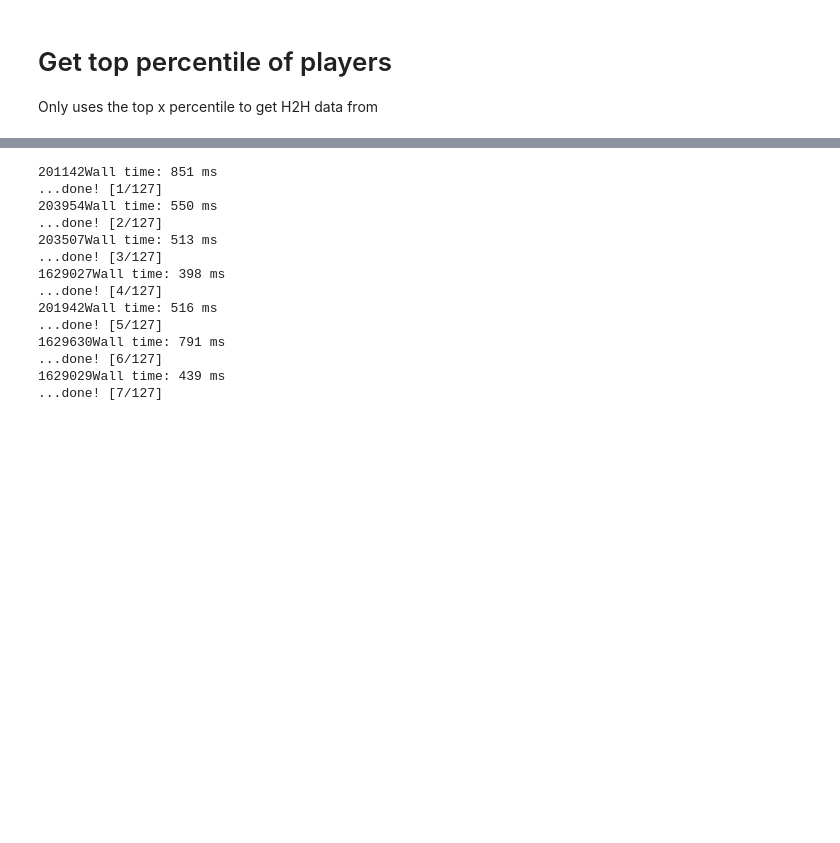
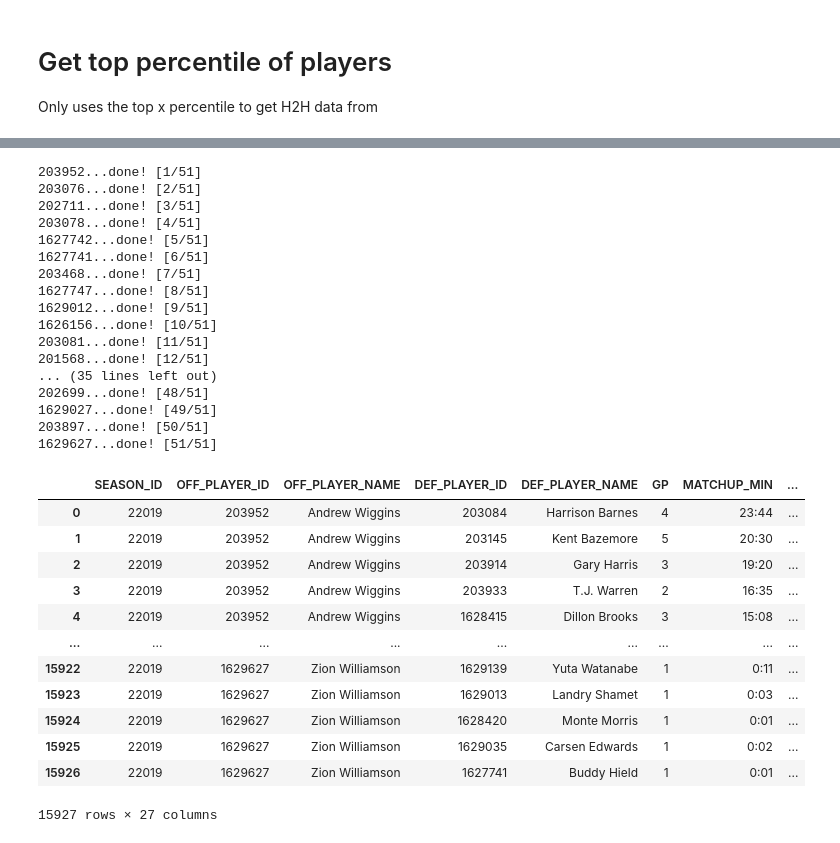
Before and after one commit to Darrick-Oliver/senior-project, a Jupyter notebook: Offensive Scraper.ipynb, the cells around one changed output, grey strips where cells are left out. Saved outputs shown, nothing was run; the diff lists cells and outputs as text; code cells hidden in the pictures; blank space fills up the shorter version.

```diff
--- a/Offensive Scraper.ipynb
+++ b/Offensive Scraper.ipynb
@@ -84,44 +78,60 @@ Takes a long time to grab all data as there is a 10 second delay between request
 # %%
 h2h_df = None
 created = False
 i = 1
 
 for ID in off_df['PLAYER_ID']:
     print(ID, end = '')
     r = requests.get('https://stats.nba.com/stats/leagueseasonmatchups?DateFrom=&DateTo=&LeagueID=00&OffPlayerID=' + str(ID) + '&Outcome=&PORound=0&PerMode=Totals&Season=' + season + '&SeasonType=Regular+Season', headers=headers, timeout=10)
 
     # Verbose
     print('...done! [' + str(i) + '/' + str(off_df.shape[0]) + ']')
     i += 1
 
     r_dict = json.loads(r.content)
     data = r_dict['resultSets'][0]['rowSet']
     columns = r_dict['resultSets'][0]['headers']
 
     if created == False:
         h2h_df = pd.DataFrame(data = data, columns = columns)
         created = True
     else:
         combine = pd.DataFrame(data=data, columns=columns)
         h2h_df = h2h_df.append(combine, ignore_index = True)
-    time.sleep(10)
+    time.sleep(1)
 
 h2h_df
 # %% [output]
-201142Wall time: 851 ms
-...done! [1/127]
-203954Wall time: 550 ms
-...done! [2/127]
-203507Wall time: 513 ms
-...done! [3/127]
-1629027Wall time: 398 ms
-...done! [4/127]
-201942Wall time: 516 ms
-...done! [5/127]
-1629630Wall time: 791 ms
-...done! [6/127]
-1629029Wall time: 439 ms
-...done! [7/127]
+203952...done! [1/51]
+203076...done! [2/51]
+202711...done! [3/51]
+203078...done! [4/51]
+1627742...done! [5/51]
+1627741...done! [6/51]
+203468...done! [7/51]
+1627747...done! [8/51]
+1629012...done! [9/51]
+1626156...done! [10/51]
+203081...done! [11/51]
+201568...done! [12/51]
+... (35 lines left out)
+202699...done! [48/51]
+1629027...done! [49/51]
+203897...done! [50/51]
+1629627...done! [51/51]
+|  | SEASON_ID | OFF_PLAYER_ID | OFF_PLAYER_NAME | DEF_PLAYER_ID | DEF_PLAYER_NAME | GP | MATCHUP_MIN | ... |
+| 0 | 22019 | 203952 | Andrew Wiggins | 203084 | Harrison Barnes | 4 | 23:44 | ... |
+| 1 | 22019 | 203952 | Andrew Wiggins | 203145 | Kent Bazemore | 5 | 20:30 | ... |
+| 2 | 22019 | 203952 | Andrew Wiggins | 203914 | Gary Harris | 3 | 19:20 | ... |
+| 3 | 22019 | 203952 | Andrew Wiggins | 203933 | T.J. Warren | 2 | 16:35 | ... |
+| 4 | 22019 | 203952 | Andrew Wiggins | 1628415 | Dillon Brooks | 3 | 15:08 | ... |
+| ... | ... | ... | ... | ... | ... | ... | ... | ... |
+| 15922 | 22019 | 1629627 | Zion Williamson | 1629139 | Yuta Watanabe | 1 | 0:11 | ... |
+| 15923 | 22019 | 1629627 | Zion Williamson | 1629013 | Landry Shamet | 1 | 0:03 | ... |
+| 15924 | 22019 | 1629627 | Zion Williamson | 1628420 | Monte Morris | 1 | 0:01 | ... |
+| 15925 | 22019 | 1629627 | Zion Williamson | 1629035 | Carsen Edwards | 1 | 0:02 | ... |
+| 15926 | 22019 | 1629627 | Zion Williamson | 1627741 | Buddy Hield | 1 | 0:01 | ... |
+15927 rows × 27 columns
 # %%
 h2h_df.to_csv(loc + season + '_' + str(percentile) + '_h2h_stats.csv', index=False)
 # %% [markdown]
```
Also changed, not shown: parts of 9 cells of this notebook, 3 other files.
